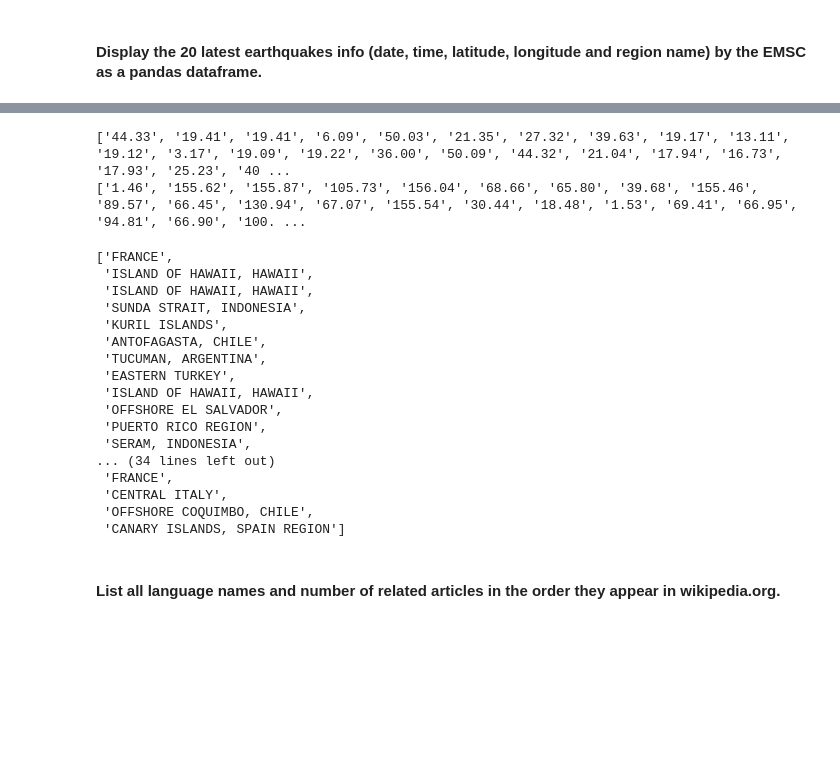
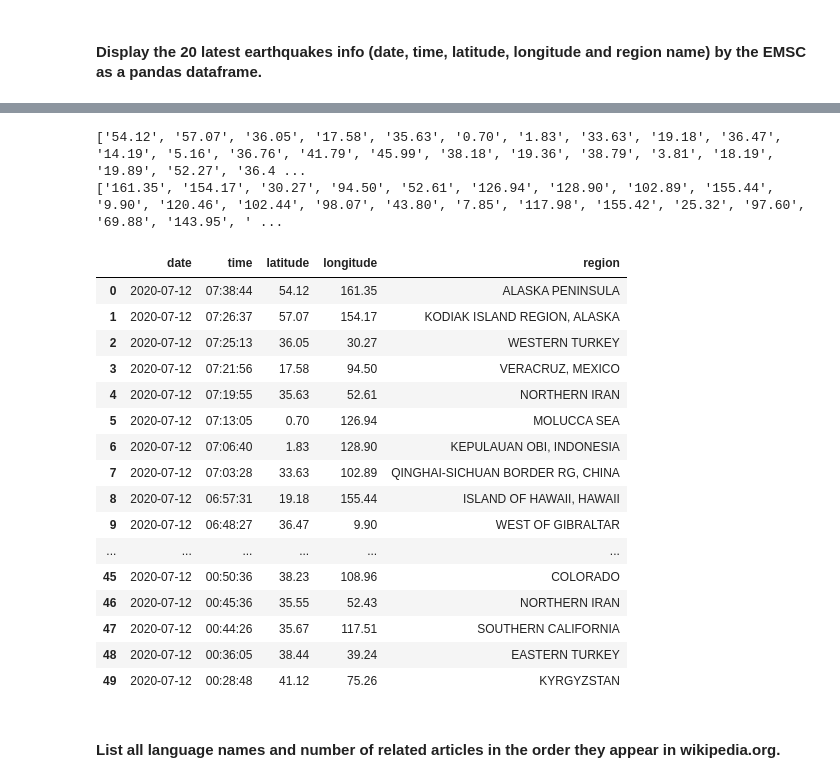
Before and after one commit to ta-data-bcn/lab-web-scraping, a Jupyter notebook: your-code/main.ipynb, the cells around one changed output, grey strips where cells are left out. Saved outputs shown, nothing was run; the diff lists cells and outputs as text; code cells hidden in the pictures; blank space fills up the shorter version.

```diff
--- a/your-code/main.ipynb
+++ b/your-code/main.ipynb
@@ -199,6 +227,0 @@ links
-# %%
-links_good=[]
-for i in range(len(links)):
-    if "href" in links:
-        links_good.append(i)
-links_good
@@ -299,7 +319,7 @@ times = []
 for i in range(len(earthquake.find_all("td", class_="tabev6"))):
     times.append(re.findall(r"\d{2}:\d{2}:\d{2}", earthquake.find_all("td", class_="tabev6")[i].get_text())[0])
 # %%
-# latitude # get odd numbers !!!!
+# latitude and longitudes
 earthquake.find_all("td", class_="tabev1")[1].get_text().strip()
 
 latitudes_longitudes = []
@@ -307,15 +327,15 @@ latitudes_longitudes = []
 for i in range(len(earthquake.find_all("td", class_="tabev1"))):
     latitudes_longitudes.append(earthquake.find_all("td", class_="tabev1")[i].get_text().strip())
 
-latitudes = latitudes_longitudes[::2] # latitudes are the odd positions
+latitudes = latitudes_longitudes[::2] # latitudes are the odd index positions
 
-longitudes = latitudes_longitudes[1::2] # longitudes are the even positions
+longitudes = latitudes_longitudes[1::2] # longitudes are the even index positions
 
 print(latitudes)
 print(longitudes)
 # %% [output]
-['44.33', '19.41', '19.41', '6.09', '50.03', '21.35', '27.32', '39.63', '19.17', '13.11', '19.12', '3.17', '19.09', '19.22', '36.00', '50.09', '44.32', '21.04', '17.94', '16.73', '17.93', '25.23', '40 ...
-['1.46', '155.62', '155.87', '105.73', '156.04', '68.66', '65.80', '39.68', '155.46', '89.57', '66.45', '130.94', '67.07', '155.54', '30.44', '18.48', '1.53', '69.41', '66.95', '94.81', '66.90', '100. ...
+['54.12', '57.07', '36.05', '17.58', '35.63', '0.70', '1.83', '33.63', '19.18', '36.47', '14.19', '5.16', '36.76', '41.79', '45.99', '38.18', '19.36', '38.79', '3.81', '18.19', '19.89', '52.27', '36.4 ...
+['161.35', '154.17', '30.27', '94.50', '52.61', '126.94', '128.90', '102.89', '155.44', '9.90', '120.46', '102.44', '98.07', '43.80', '7.85', '117.98', '155.42', '25.32', '97.60', '69.88', '143.95', ' ...
 # %%
 # region
 earthquake.find_all("td", class_="tb_region")[1].get_text().strip()
@@ -323,22 +343,3 @@ earthquake.find_all("td", class_="tb_region")[1].get_text().strip()
 regions = []
 for i in range(len(earthquake.find_all("td", class_="tb_region"))):
     regions.append(earthquake.find_all("td", class_="tb_region")[i].get_text().strip())
-regions
-# %% [output]
-['FRANCE',
- 'ISLAND OF HAWAII, HAWAII',
- 'ISLAND OF HAWAII, HAWAII',
- 'SUNDA STRAIT, INDONESIA',
- 'KURIL ISLANDS',
- 'ANTOFAGASTA, CHILE',
- 'TUCUMAN, ARGENTINA',
- 'EASTERN TURKEY',
- 'ISLAND OF HAWAII, HAWAII',
- 'OFFSHORE EL SALVADOR',
- 'PUERTO RICO REGION',
- 'SERAM, INDONESIA',
-... (34 lines left out)
- 'FRANCE',
- 'CENTRAL ITALY',
- 'OFFSHORE COQUIMBO, CHILE',
- 'CANARY ISLANDS, SPAIN REGION']
@@ -347,3 +346,28 @@ earthquakes_df = pd.DataFrame({})
+# %%
+earthquakes_df = pd.DataFrame({"date": dates,
+                              "time": times,
+                              "latitude": latitudes,
+                              "longitude": longitudes,
+                              "region": regions})
+earthquakes_df
+# %% [output]
+|  | date | time | latitude | longitude | region |
+| 0 | 2020-07-12 | 07:38:44 | 54.12 | 161.35 | ALASKA PENINSULA |
+| 1 | 2020-07-12 | 07:26:37 | 57.07 | 154.17 | KODIAK ISLAND REGION, ALASKA |
+| 2 | 2020-07-12 | 07:25:13 | 36.05 | 30.27 | WESTERN TURKEY |
+| 3 | 2020-07-12 | 07:21:56 | 17.58 | 94.50 | VERACRUZ, MEXICO |
+| 4 | 2020-07-12 | 07:19:55 | 35.63 | 52.61 | NORTHERN IRAN |
+| 5 | 2020-07-12 | 07:13:05 | 0.70 | 126.94 | MOLUCCA SEA |
+| 6 | 2020-07-12 | 07:06:40 | 1.83 | 128.90 | KEPULAUAN OBI, INDONESIA |
+| 7 | 2020-07-12 | 07:03:28 | 33.63 | 102.89 | QINGHAI-SICHUAN BORDER RG, CHINA |
+| 8 | 2020-07-12 | 06:57:31 | 19.18 | 155.44 | ISLAND OF HAWAII, HAWAII |
+| 9 | 2020-07-12 | 06:48:27 | 36.47 | 9.90 | WEST OF GIBRALTAR |
+| ... | ... | ... | ... | ... | ... |
+| 45 | 2020-07-12 | 00:50:36 | 38.23 | 108.96 | COLORADO |
+| 46 | 2020-07-12 | 00:45:36 | 35.55 | 52.43 | NORTHERN IRAN |
+| 47 | 2020-07-12 | 00:44:26 | 35.67 | 117.51 | SOUTHERN CALIFORNIA |
+| 48 | 2020-07-12 | 00:36:05 | 38.44 | 39.24 | EASTERN TURKEY |
+| 49 | 2020-07-12 | 00:28:48 | 41.12 | 75.26 | KYRGYZSTAN |
 # %% [markdown]
 #### List all language names and number of related articles in the order they appear in wikipedia.org.
 # %%
```
Also changed, not shown: parts of 34 cells of this notebook.
